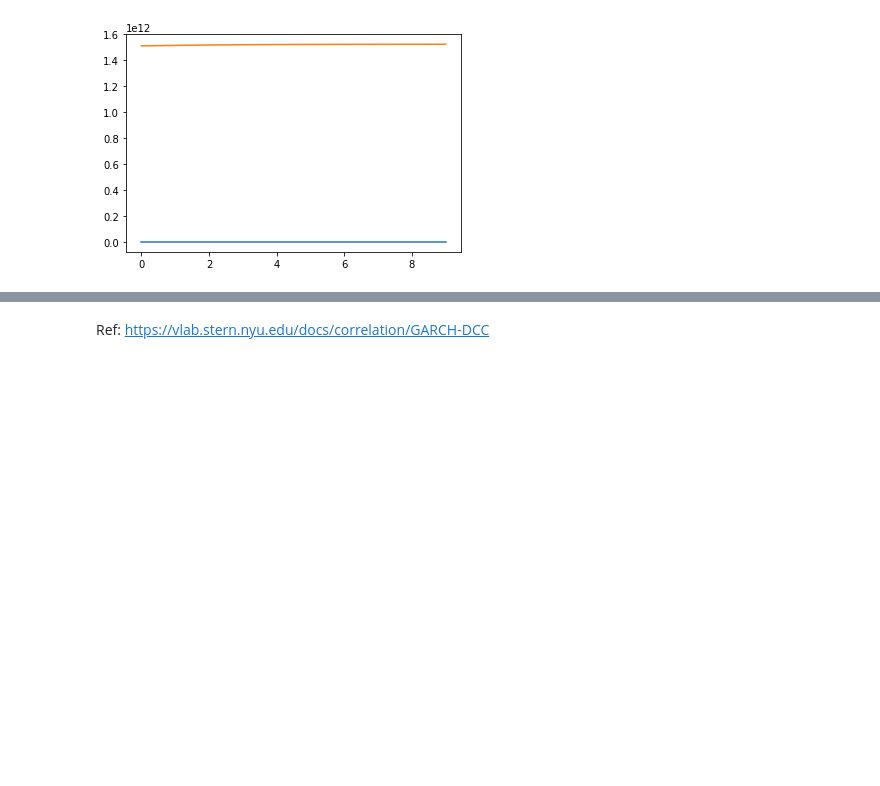
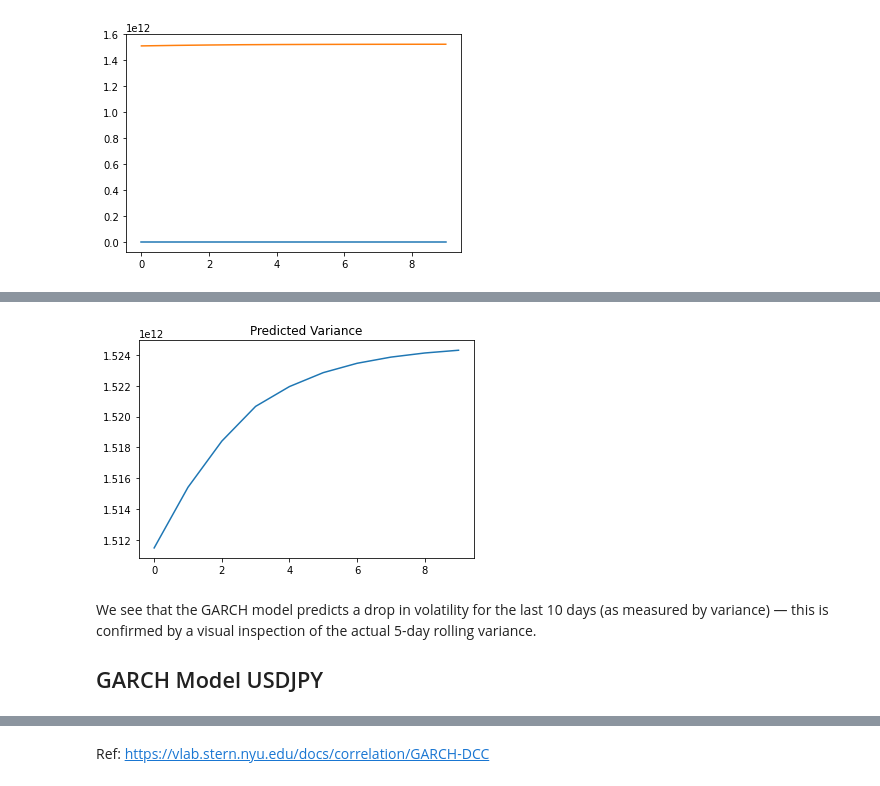
Before and after one commit to saritmaitra/Forex_VAR-VECM, a Jupyter notebook: ARCH_volatility_modeling.ipynb, the cells around one changed output, grey strips where cells are left out. Cells and saved outputs as stored; diff of their text form; code cells hidden in the pictures; blank space fills up the shorter version.

```diff
--- a/ARCH_volatility_modeling.ipynb
+++ b/ARCH_volatility_modeling.ipynb
@@ -251,0 +286,10 @@ plt.show()
+# %%
+plt.plot(yhat.variance.values[-1, :])
+plt.title("Predicted Variance")
+plt.show()
+# %% [output]
+[figure, added]
+# %% [markdown]
+We see that the GARCH model predicts a drop in volatility for the last 10 days (as measured by variance) — this is confirmed by a visual inspection of the actual 5-day rolling variance.
+
+## GARCH Model USDJPY
```
Also changed, not shown: parts of 11 cells of this notebook.
